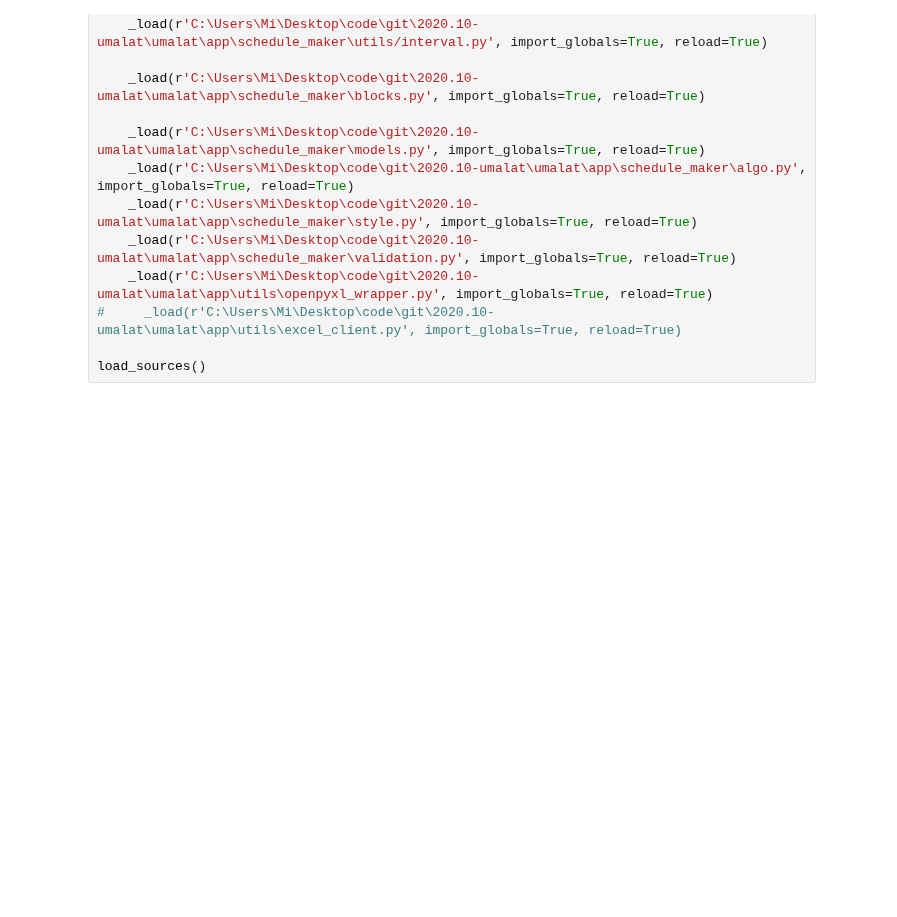
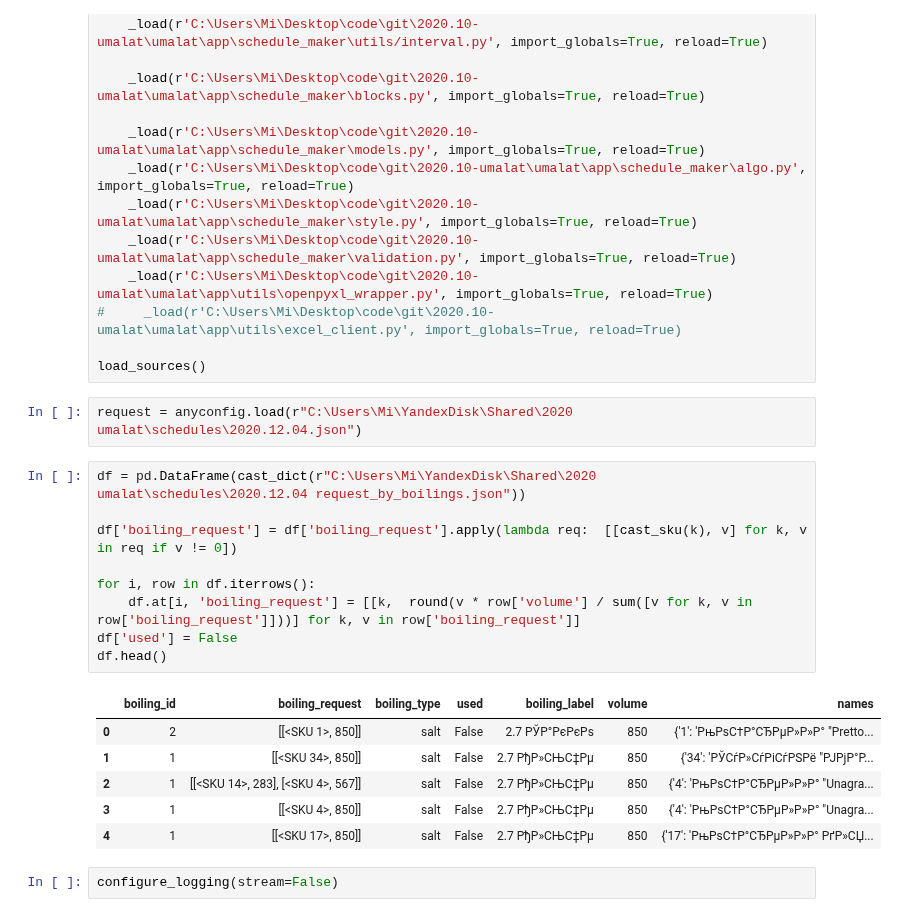
Before and after one commit to nkrokhmal/umalat, a Jupyter notebook: research/akadaner/2020.12.09 algo.ipynb, the cells around one changed output. Drawn from its saved outputs; the diff is of its cells as text; blank space fills up the shorter version.

```diff
--- a/research/akadaner/2020.12.09 algo.ipynb
+++ b/research/akadaner/2020.12.09 algo.ipynb
@@ -38,4 +38,24 @@ def load_sources():
 #     _load(r'C:\Users\Mi\Desktop\code\git\2020.10-umalat\umalat\app\utils\excel_client.py', import_globals=True, reload=True)
 
 load_sources()
+# %%
+request = anyconfig.load(r"C:\Users\Mi\YandexDisk\Shared\2020 umalat\schedules\2020.12.04.json")
+# %%
+df = pd.DataFrame(cast_dict(r"C:\Users\Mi\YandexDisk\Shared\2020 umalat\schedules\2020.12.04 request_by_boilings.json"))
+
+df['boiling_request'] = df['boiling_request'].apply(lambda req:  [[cast_sku(k), v] for k, v in req if v != 0])
+
+for i, row in df.iterrows():
+    df.at[i, 'boiling_request'] = [[k,  round(v * row['volume'] / sum([v for k, v in row['boiling_request']]))] for k, v in row['boiling_request']]
+df['used'] = False
+df.head()
+# %% [output]
+|  | boiling_id | boiling_request | boiling_type | used | boiling_label | volume | names |
+| 0 | 2 | [[<SKU 1>, 850]] | salt | False | 2.7 РЎР°РєРєРѕ | 850 | {'1': 'РњРѕС†Р°СЂРµР»Р»Р° "Pretto... |
+| 1 | 1 | [[<SKU 34>, 850]] | salt | False | 2.7 РђР»СЊС‡Рµ | 850 | {'34': 'РЎСѓР»СѓРіСѓРЅРё "РЈРјР°Р... |
+| 2 | 1 | [[<SKU 14>, 283], [<SKU 4>, 567]] | salt | False | 2.7 РђР»СЊС‡Рµ | 850 | {'4': 'РњРѕС†Р°СЂРµР»Р»Р° "Unagra... |
+| 3 | 1 | [[<SKU 4>, 850]] | salt | False | 2.7 РђР»СЊС‡Рµ | 850 | {'4': 'РњРѕС†Р°СЂРµР»Р»Р° "Unagra... |
+| 4 | 1 | [[<SKU 17>, 850]] | salt | False | 2.7 РђР»СЊС‡Рµ | 850 | {'17': 'РњРѕС†Р°СЂРµР»Р»Р° РґР»СЏ... |
+# %%
+configure_logging(stream=False)
 # %%
```
Also changed, not shown: parts of 14 cells of this notebook, 8 other files.
